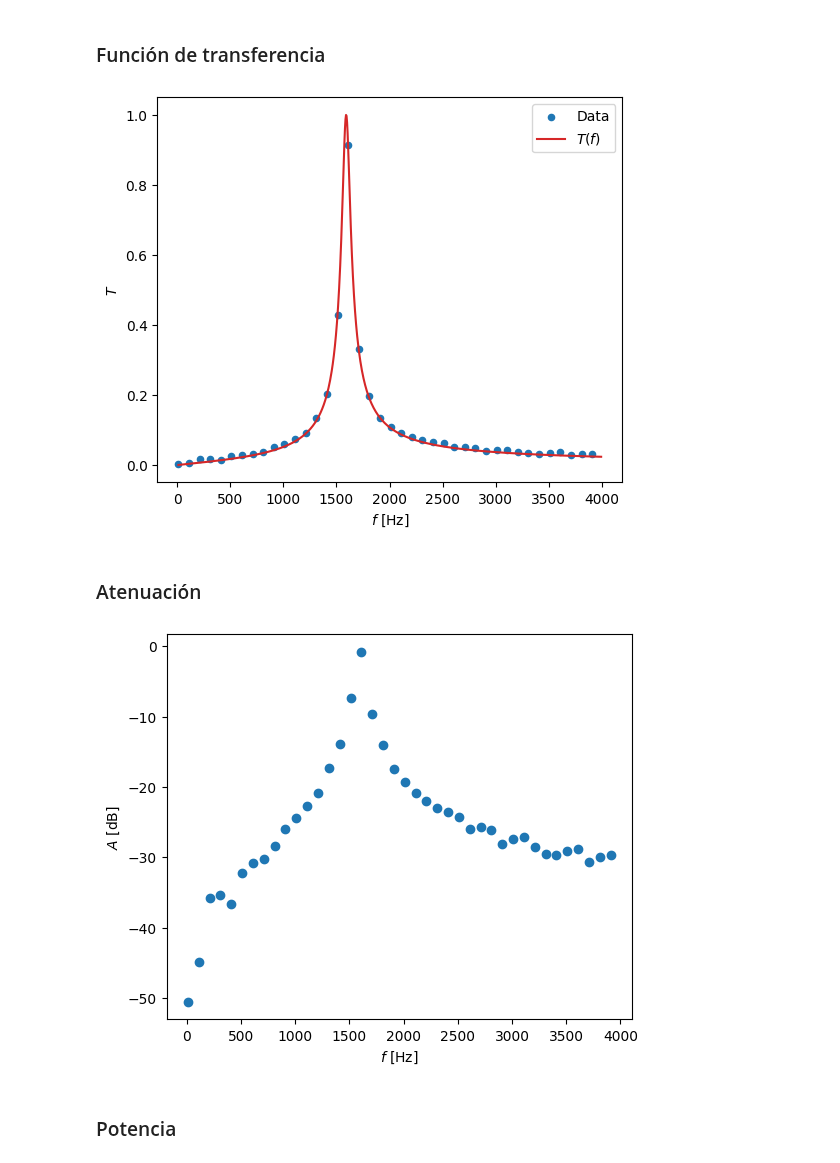
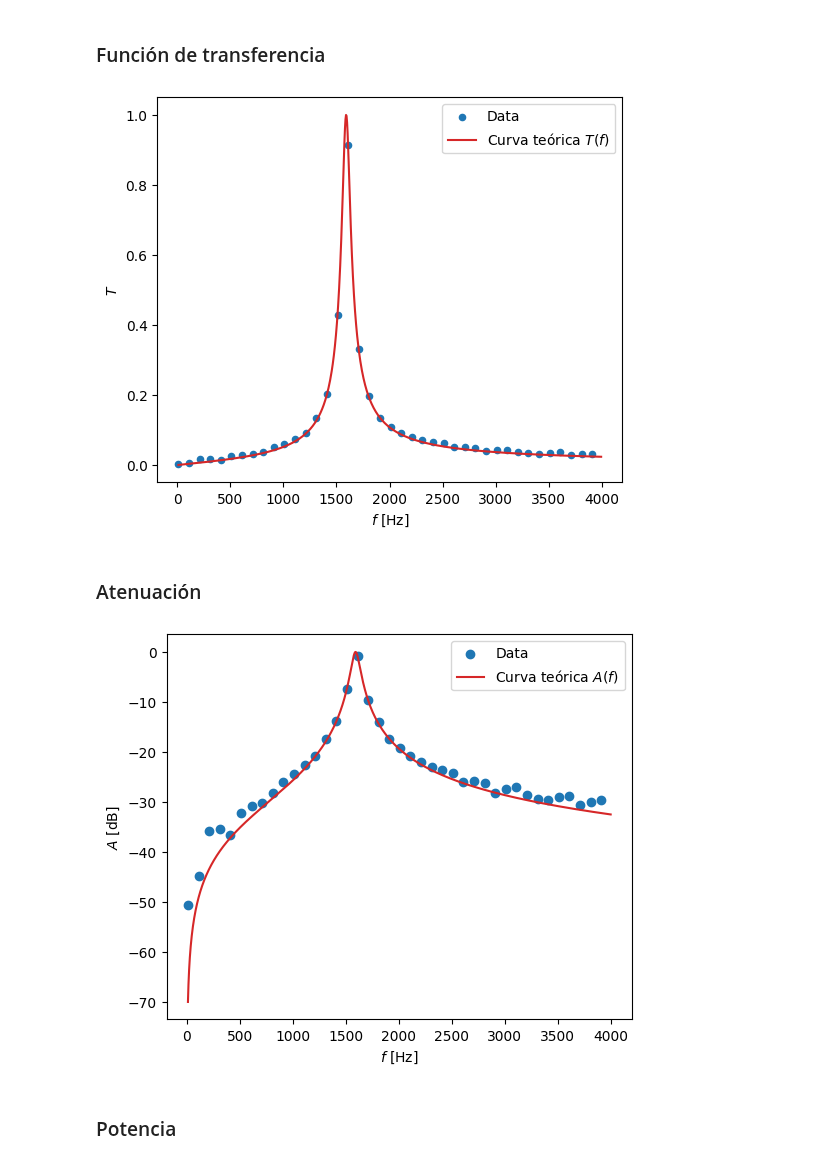
Before and after one commit to chacoma/LABO3_DF_UBA, a Jupyter notebook: Programas/Filtros/analisis_filtro_pasa_banda.ipynb, the cells around one changed output. Saved outputs shown, nothing was run; the diff lists cells and outputs as text; code cells hidden in the pictures.

```diff
--- a/Programas/Filtros/analisis_filtro_pasa_banda.ipynb
+++ b/Programas/Filtros/analisis_filtro_pasa_banda.ipynb
@@ -59,31 +59,47 @@ fig,ax = plt.subplots( figsize=(6,5) )
 
 df_R50.plot( x='frec', y='T', kind='scatter', ax=ax , label='Data')
 
-ax.plot( f, T(f),c='C3' ,label='$T(f)$')
+ax.plot( f, T(f),c='C3' ,label='Curva teórica $T(f)$')
 
 ax.set_xlabel("$f$ [Hz]")
 ax.set_ylabel("$T$ ")
 plt.legend()
 plt.show()
 # %% [output]
-[figure, old version]
+[figure, new version]
 # %% [markdown]
 ### Atenuación
 # %%
-T = df_R50["T"].to_numpy()
-A = 20*np.log10(T)
-f = df_R50["frec"].to_numpy()
+# Atenuacion datos
+Td = df_R50["T"].to_numpy()
+Ad = 20*np.log10(Td)
+fd = df_R50["frec"].to_numpy()
 
 
+# Atenuacion teorica
+R=50
+L=100e-3
+C=100e-9
+f0= (1.0/(2*np.pi))*np.sqrt( 1.0/( L*C ) )
+
+X = lambda w: w*L - 1.0/(w*C)
+T = lambda f: 1.0/(np.sqrt( 1+ ( X(2*np.pi*f)/R )**2 ))
+A = lambda f: 20*np.log10( T(f) )
+f = np.arange( 10,4000,1 )
+
+# Plot
 fig,ax = plt.subplots(figsize=(6,5))
 
-ax.scatter( f, A,c='C0'  )
+ax.scatter( fd, Ad,c='C0' , label='Data' )
+
+ax.plot( f, A(f), c='C3' ,label='Curva teórica $A(f)$' )
 
 ax.set_xlabel("$f$ [Hz]")
 ax.set_ylabel("$A$ [dB]")
+plt.legend()
 plt.show()
 # %% [output]
-[figure, old version]
+[figure, new version]
 # %% [markdown]
 ### Potencia
 # %%
```
Also changed, not shown: parts of 5 cells of this notebook.
